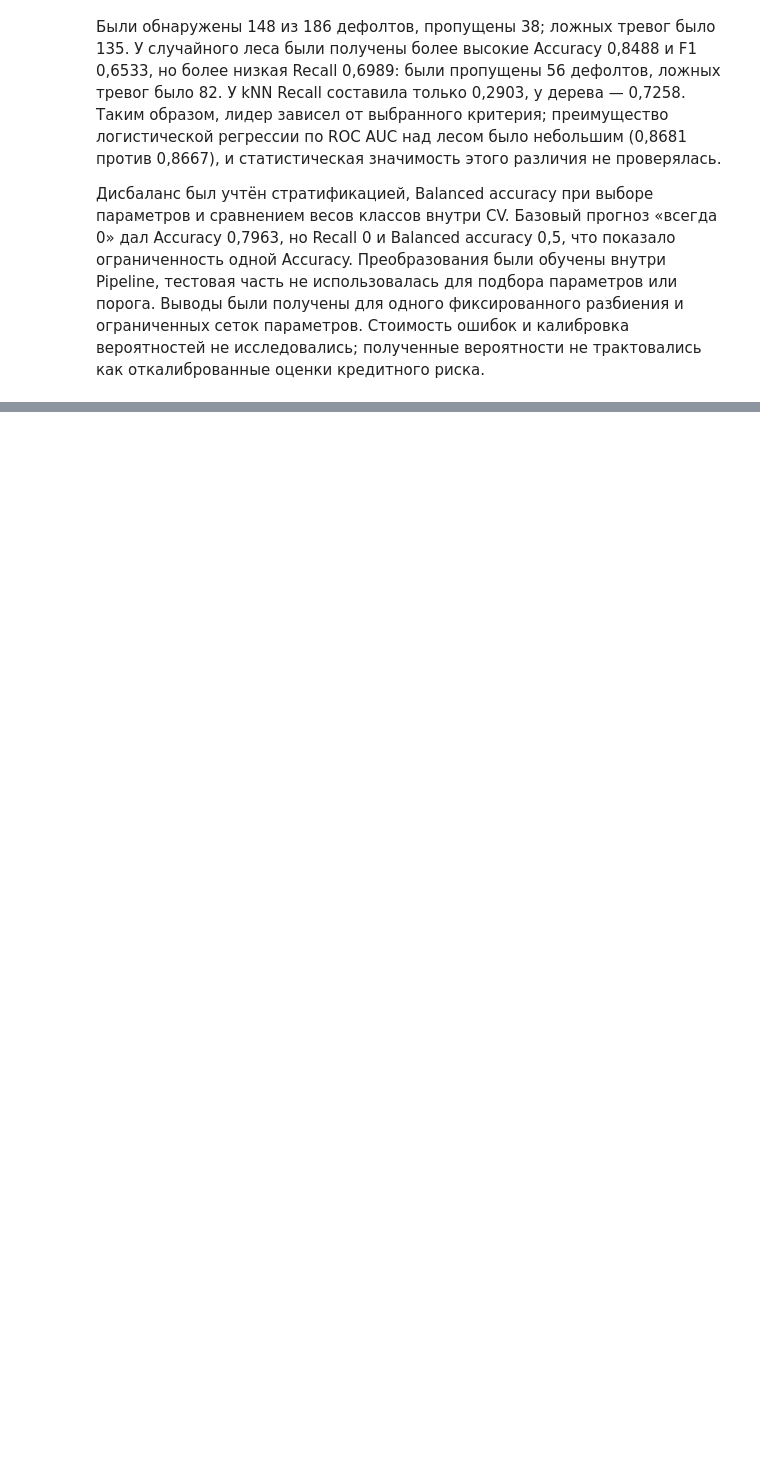
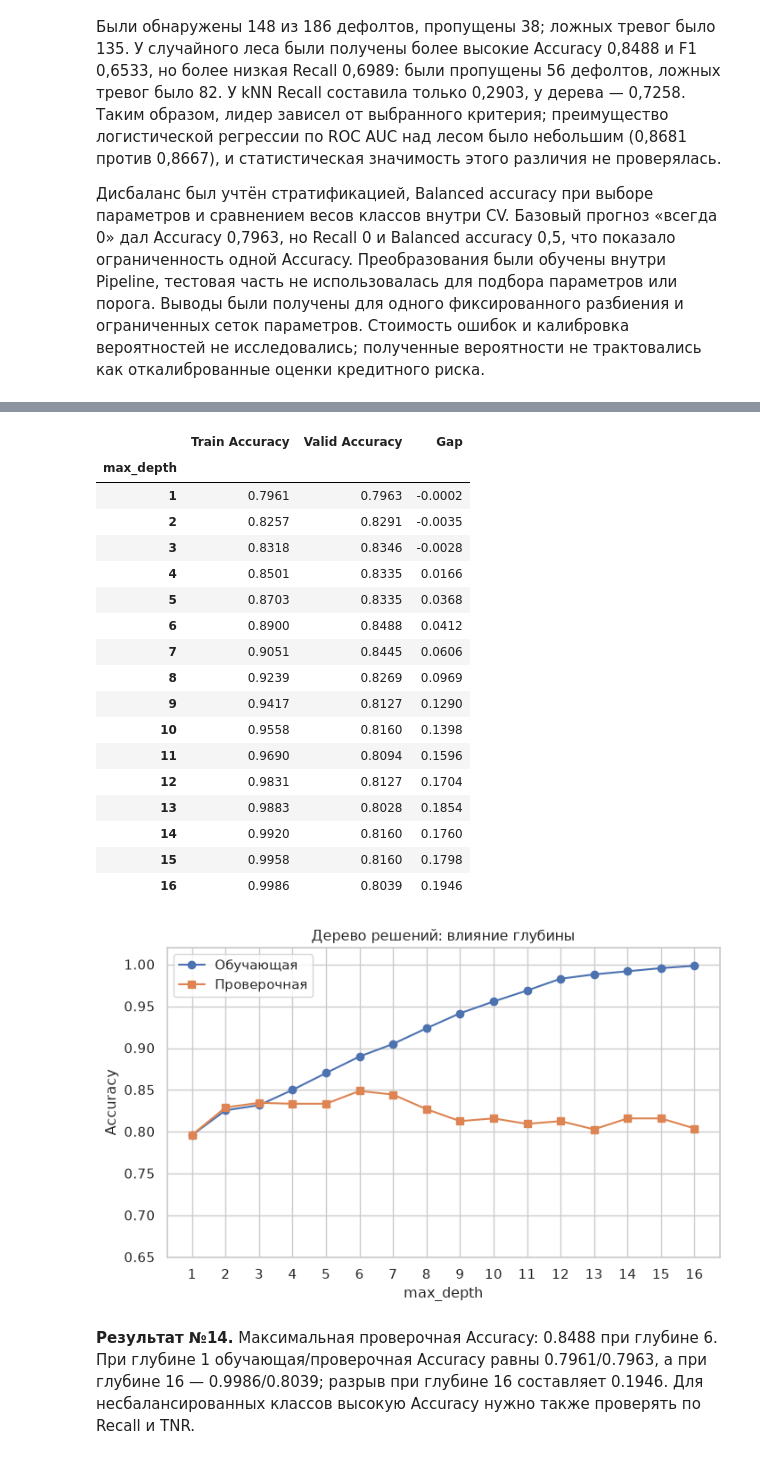
Before and after one commit to MMLive79/ida-laba-5, a Jupyter notebook: lab5_classification.ipynb, the cells around one changed output, grey strips where cells are left out. Drawn from its saved outputs; the diff is of its cells as text; code cells hidden in the pictures; blank space fills up the shorter version.

Commit message:
Complete extra classification tasks 14, 13, 8 and 5 with executed explanations and results

```diff
--- a/lab5_classification.ipynb
+++ b/lab5_classification.ipynb
@@ -405,0 +417,11 @@ Accuracy. Преобразования были обучены внутри Pipe
+# %%
+from sklearn.preprocessing import MinMaxScaler, MaxAbsScaler
+from IPython.display import Markdown
+
+EXTRA = OUT / 'additional'
+EXTRA.mkdir(exist_ok=True)
+X_valid, y_valid = X_test, y_test
+
+def extra_figure(filename):
+    plt.savefig(EXTRA / filename, dpi=180, bbox_inches='tight')
+    plt.show()
@@ -405,0 +438,52 @@ Accuracy. Преобразования были обучены внутри Pipe
+# %%
+depth_rows = []
+for depth in range(1, 17):
+    depth_model = Pipeline([
+        ('prepare', clone(preprocess)),
+        ('model', DecisionTreeClassifier(max_depth=depth, random_state=SEED))])
+    depth_model.fit(X_train, y_train)
+    depth_rows.append({'max_depth': depth,
+        'Train Accuracy': accuracy_score(y_train, depth_model.predict(X_train)),
+        'Valid Accuracy': accuracy_score(y_valid, depth_model.predict(X_valid))})
+depth_scores = pd.DataFrame(depth_rows).set_index('max_depth')
+depth_scores['Gap'] = depth_scores['Train Accuracy'] - depth_scores['Valid Accuracy']
+depth_scores.to_csv(EXTRA / '14_tree_depth_accuracy.csv')
+display(depth_scores.round(4))
+fig, ax = plt.subplots(figsize=(8, 4.5))
+ax.plot(depth_scores.index, depth_scores['Train Accuracy'], 'o-', label='Обучающая')
+ax.plot(depth_scores.index, depth_scores['Valid Accuracy'], 's-', label='Проверочная')
+ax.set(xticks=list(range(1, 17)), xlabel='max_depth', ylabel='Accuracy',
+       title='Дерево решений: влияние глубины', ylim=(0.65, 1.02))
+ax.legend()
+extra_figure('14_tree_depth_accuracy.png')
+best_depth = depth_scores['Valid Accuracy'].idxmax()
+display(Markdown(
+    f'**Результат №14.** Максимальная проверочная Accuracy: '
+    f'{depth_scores.loc[best_depth, "Valid Accuracy"]:.4f} при глубине {best_depth}. '
+    f'При глубине 1 обучающая/проверочная Accuracy равны '
+    f'{depth_scores.loc[1, "Train Accuracy"]:.4f}/{depth_scores.loc[1, "Valid Accuracy"]:.4f}, '
+    f'а при глубине 16 — {depth_scores.loc[16, "Train Accuracy"]:.4f}/'
+    f'{depth_scores.loc[16, "Valid Accuracy"]:.4f}; разрыв при глубине 16 составляет '
+    f'{depth_scores.loc[16, "Gap"]:.4f}. '
+    'Для несбалансированных классов высокую Accuracy нужно также проверять по Recall и TNR.'))
+# %% [output]
+|  | Train Accuracy | Valid Accuracy | Gap |
+| max_depth |  |  |  |
+| 1 | 0.7961 | 0.7963 | -0.0002 |
+| 2 | 0.8257 | 0.8291 | -0.0035 |
+| 3 | 0.8318 | 0.8346 | -0.0028 |
+| 4 | 0.8501 | 0.8335 | 0.0166 |
+| 5 | 0.8703 | 0.8335 | 0.0368 |
+| 6 | 0.8900 | 0.8488 | 0.0412 |
+| 7 | 0.9051 | 0.8445 | 0.0606 |
+| 8 | 0.9239 | 0.8269 | 0.0969 |
+| 9 | 0.9417 | 0.8127 | 0.1290 |
+| 10 | 0.9558 | 0.8160 | 0.1398 |
+| 11 | 0.9690 | 0.8094 | 0.1596 |
+| 12 | 0.9831 | 0.8127 | 0.1704 |
+| 13 | 0.9883 | 0.8028 | 0.1854 |
+| 14 | 0.9920 | 0.8160 | 0.1760 |
+| 15 | 0.9958 | 0.8160 | 0.1798 |
+| 16 | 0.9986 | 0.8039 | 0.1946 |
+[figure, added]
+**Результат №14.** Максимальная проверочная Accuracy: 0.8488 при глубине 6. При глубине 1 обучающая/проверочная Accuracy равны 0.7961/0.7963, а при глубине 16 — 0.9986/0.8039; разрыв при глубине 16 составляет 0.1946. Для несбалансированных классов высокую Accuracy нужно также проверять по Recall и TNR.
```
Also changed, not shown: parts of 10 cells of this notebook, 11 other files.
